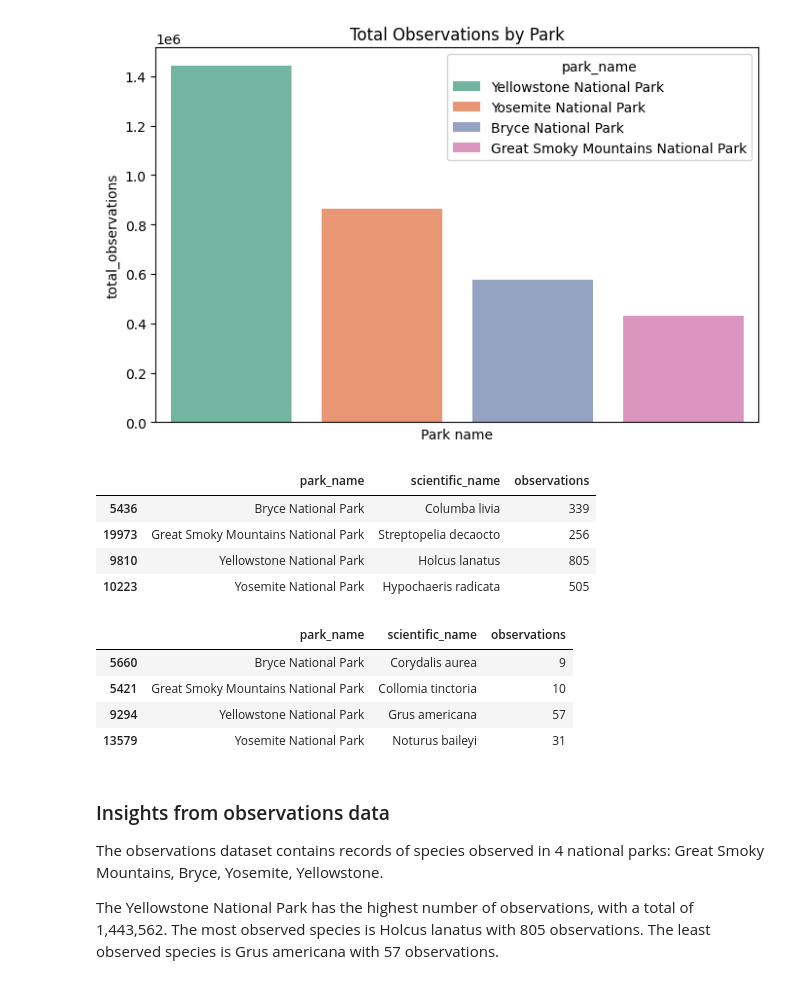
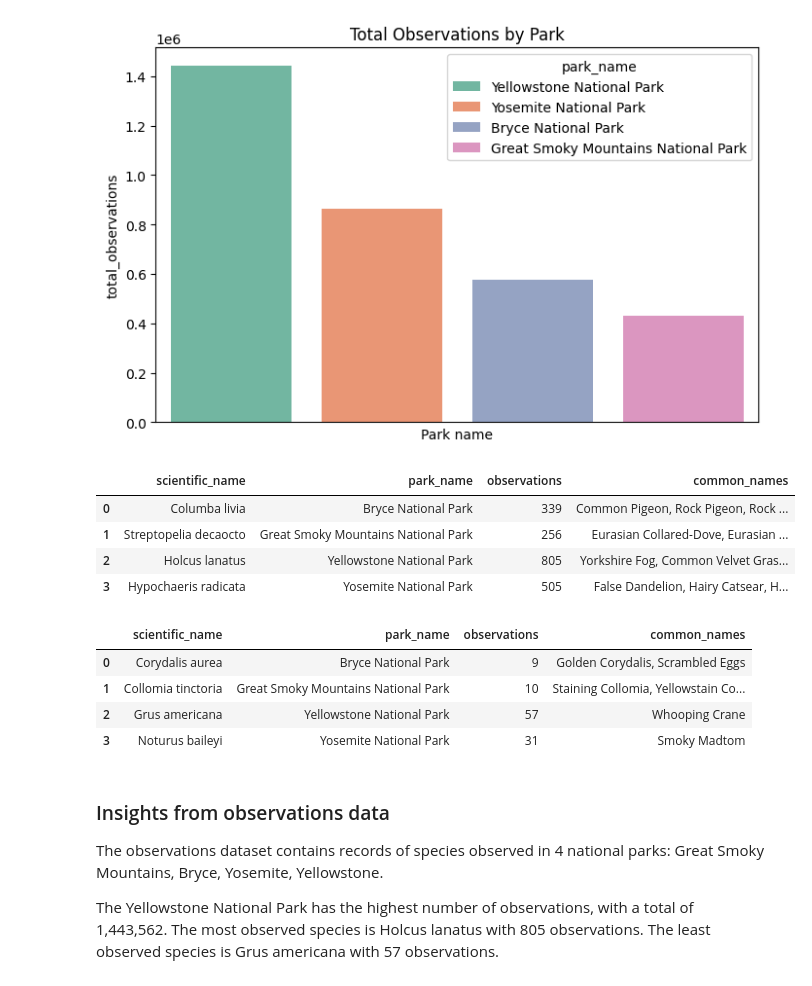
Before and after one commit to 7086600/biodiversity_project, a Jupyter notebook: biodiversity.ipynb, the cells around one changed output. Drawn from its saved outputs; the diff is of its cells as text; code cells hidden in the pictures.

```diff
--- a/biodiversity.ipynb
+++ b/biodiversity.ipynb
@@ -323,0 +326,2 @@ plt.show()
+# %%
+species_clean['is_protected'] = species_clean['conservation_status'] != 'No Intervention'
@@ -459,29 +485,30 @@ plt.show()
 # %%
 # most observed species
 # find the index of the maximum observations for each park
 idx = observations_clean.groupby('park_name')['observations'].idxmax()
 # select the rows with the maximum observations
-mostObservedSpeciesByPark = observations_clean.loc[idx, ['park_name', 'scientific_name', 'observations']]
-mostObservedSpeciesByPark
+mostObservedSpeciesByPark = observations_clean.loc[idx, :].reset_index(drop=True)
+mostObservedSpeciesByPark.merge(species_clean[['scientific_name', 'common_names']], on='scientific_name', how='left')
 # %% [output]
-|  | park_name | scientific_name | observations |
-| 5436 | Bryce National Park | Columba livia | 339 |
-| 19973 | Great Smoky Mountains National Park | Streptopelia decaocto | 256 |
-| 9810 | Yellowstone National Park | Holcus lanatus | 805 |
-| 10223 | Yosemite National Park | Hypochaeris radicata | 505 |
+|  | scientific_name | park_name | observations | common_names |
+| 0 | Columba livia | Bryce National Park | 339 | Common Pigeon, Rock Pigeon, Rock ... |
+| 1 | Streptopelia decaocto | Great Smoky Mountains National Park | 256 | Eurasian Collared-Dove, Eurasian ... |
+| 2 | Holcus lanatus | Yellowstone National Park | 805 | Yorkshire Fog, Common Velvet Gras... |
+| 3 | Hypochaeris radicata | Yosemite National Park | 505 | False Dandelion, Hairy Catsear, H... |
 # %%
 # least observed species
 # find the index of the min observations for each park
 idx = observations_clean.groupby('park_name')['observations'].idxmin()
 # select the rows with the minimum observations
-leastObservedSpeciesByPark = observations_clean.loc[idx, ['park_name', 'scientific_name', 'observations']]
-leastObservedSpeciesByPark
+leastObservedSpeciesByPark = observations_clean.loc[idx, :].reset_index(drop=True)
+# merge with species_clean to get common names
+leastObservedSpeciesByPark.merge(species_clean[['scientific_name', 'common_names']], on='scientific_name', how='left')
 # %% [output]
-|  | park_name | scientific_name | observations |
-| 5660 | Bryce National Park | Corydalis aurea | 9 |
-| 5421 | Great Smoky Mountains National Park | Collomia tinctoria | 10 |
-| 9294 | Yellowstone National Park | Grus americana | 57 |
-| 13579 | Yosemite National Park | Noturus baileyi | 31 |
+|  | scientific_name | park_name | observations | common_names |
+| 0 | Corydalis aurea | Bryce National Park | 9 | Golden Corydalis, Scrambled Eggs |
+| 1 | Collomia tinctoria | Great Smoky Mountains National Park | 10 | Staining Collomia, Yellowstain Co... |
+| 2 | Grus americana | Yellowstone National Park | 57 | Whooping Crane |
+| 3 | Noturus baileyi | Yosemite National Park | 31 | Smoky Madtom |
 # %% [markdown]
 ### Insights from observations data
 
```
Also changed, not shown: parts of 6 cells of this notebook.
